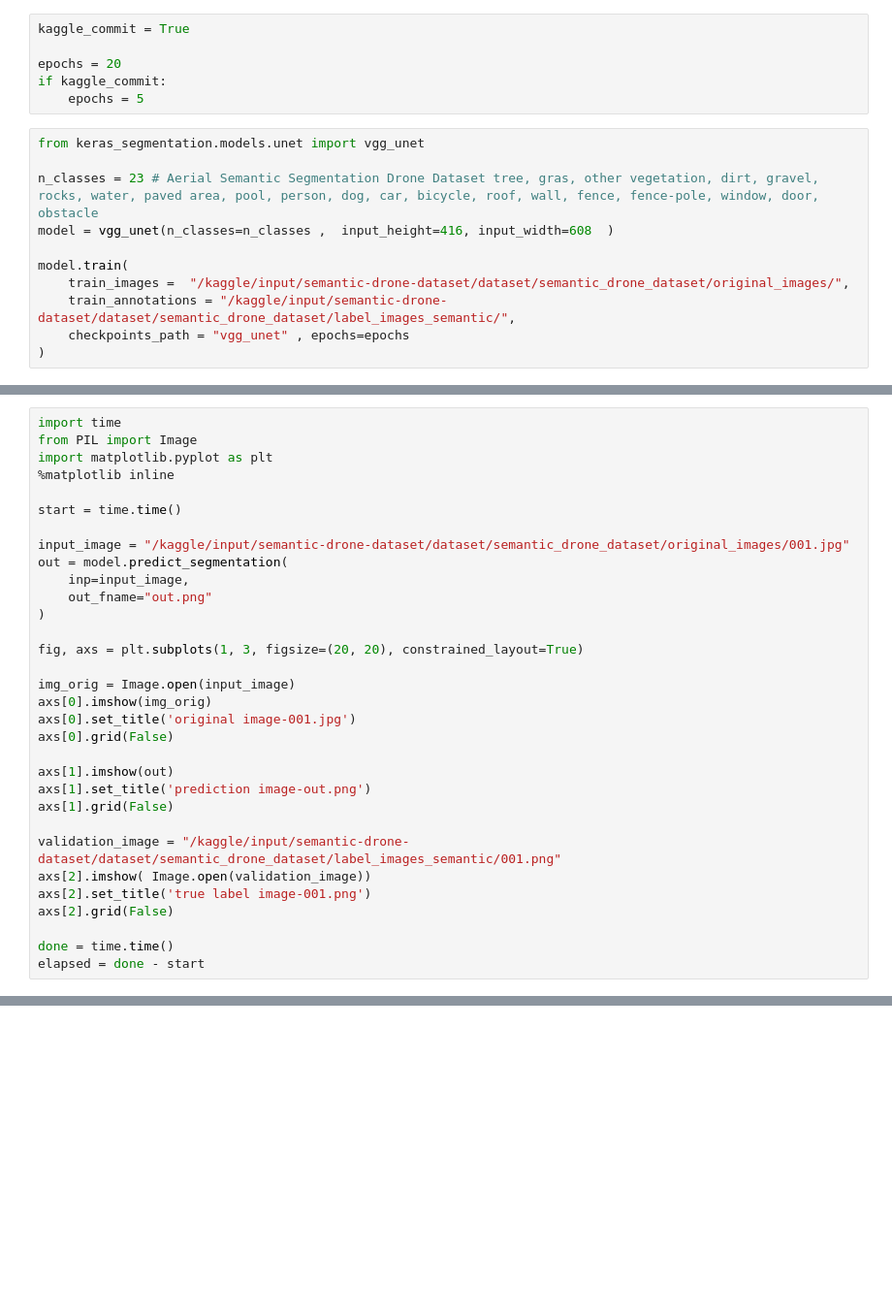
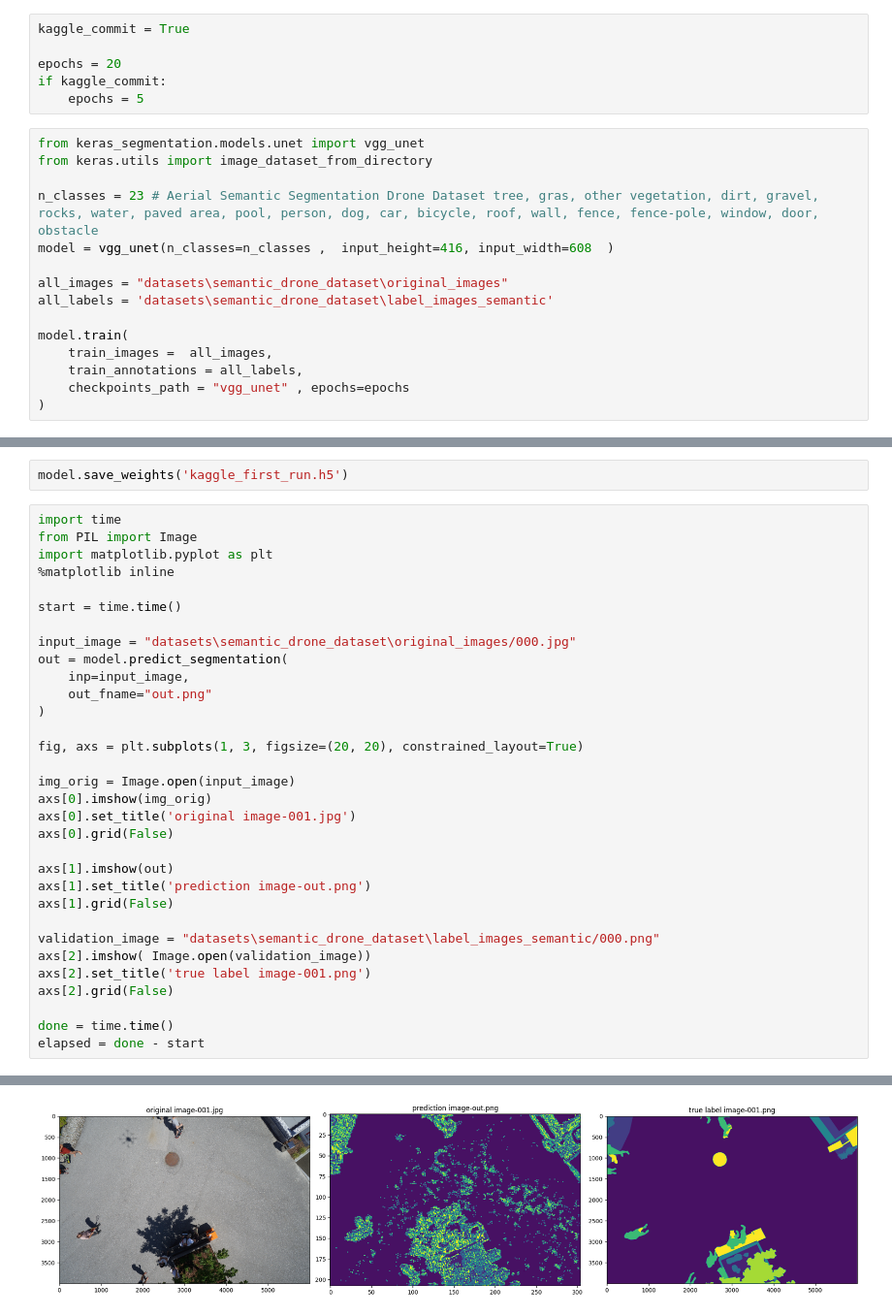
Before and after one commit to rileyfroehlich/DAAN570-Final-Project, a Jupyter notebook: semantic_segmentation.ipynb, the cells around one changed output, grey strips where cells are left out. Shown at 97% size. Drawn from its saved outputs; the diff is of its cells as text; blank space fills up the shorter version.

```diff
--- a/semantic_segmentation.ipynb
+++ b/semantic_segmentation.ipynb
@@ -37,13 +36,17 @@ if kaggle_commit:
     epochs = 5
 # %%
 from keras_segmentation.models.unet import vgg_unet
+from keras.utils import image_dataset_from_directory
 
 n_classes = 23 # Aerial Semantic Segmentation Drone Dataset tree, gras, other vegetation, dirt, gravel, rocks, water, paved area, pool, person, dog, car, bicycle, roof, wall, fence, fence-pole, window, door, obstacle
 model = vgg_unet(n_classes=n_classes ,  input_height=416, input_width=608  )
 
+all_images = "datasets\semantic_drone_dataset\original_images"
+all_labels = 'datasets\semantic_drone_dataset\label_images_semantic'
+
 model.train(
-    train_images =  "/kaggle/input/semantic-drone-dataset/dataset/semantic_drone_dataset/original_images/",
-    train_annotations = "/kaggle/input/semantic-drone-dataset/dataset/semantic_drone_dataset/label_images_semantic/",
+    train_images =  all_images,
+    train_annotations = all_labels,
     checkpoints_path = "vgg_unet" , epochs=epochs
 )
 # %% [output]
@@ -54,3 +65,5 @@ FileNotFoundError: [WinError 3] The system cannot find the path specified: '/kag
+# %%
+model.save_weights('kaggle_first_run.h5')
 # %%
 import time
 from PIL import Image
@@ -59,7 +72,7 @@ import matplotlib.pyplot as plt
 
 start = time.time()
 
-input_image = "/kaggle/input/semantic-drone-dataset/dataset/semantic_drone_dataset/original_images/001.jpg"
+input_image = "datasets\semantic_drone_dataset\original_images/000.jpg"
 out = model.predict_segmentation(
     inp=input_image,
     out_fname="out.png"
@@ -76,10 +89,11 @@ axs[1].imshow(out)
 axs[1].set_title('prediction image-out.png')
 axs[1].grid(False)
 
-validation_image = "/kaggle/input/semantic-drone-dataset/dataset/semantic_drone_dataset/label_images_semantic/001.png"
+validation_image = "datasets\semantic_drone_dataset\label_images_semantic/000.png"
 axs[2].imshow( Image.open(validation_image))
 axs[2].set_title('true label image-001.png')
 axs[2].grid(False)
 
 done = time.time()
 elapsed = done - start
+# %% [output]
@@ -85,0 +101 @@ elapsed = done - start
+[figure, added]
```
Also changed, not shown: parts of 3 cells of this notebook, 1 other file.
